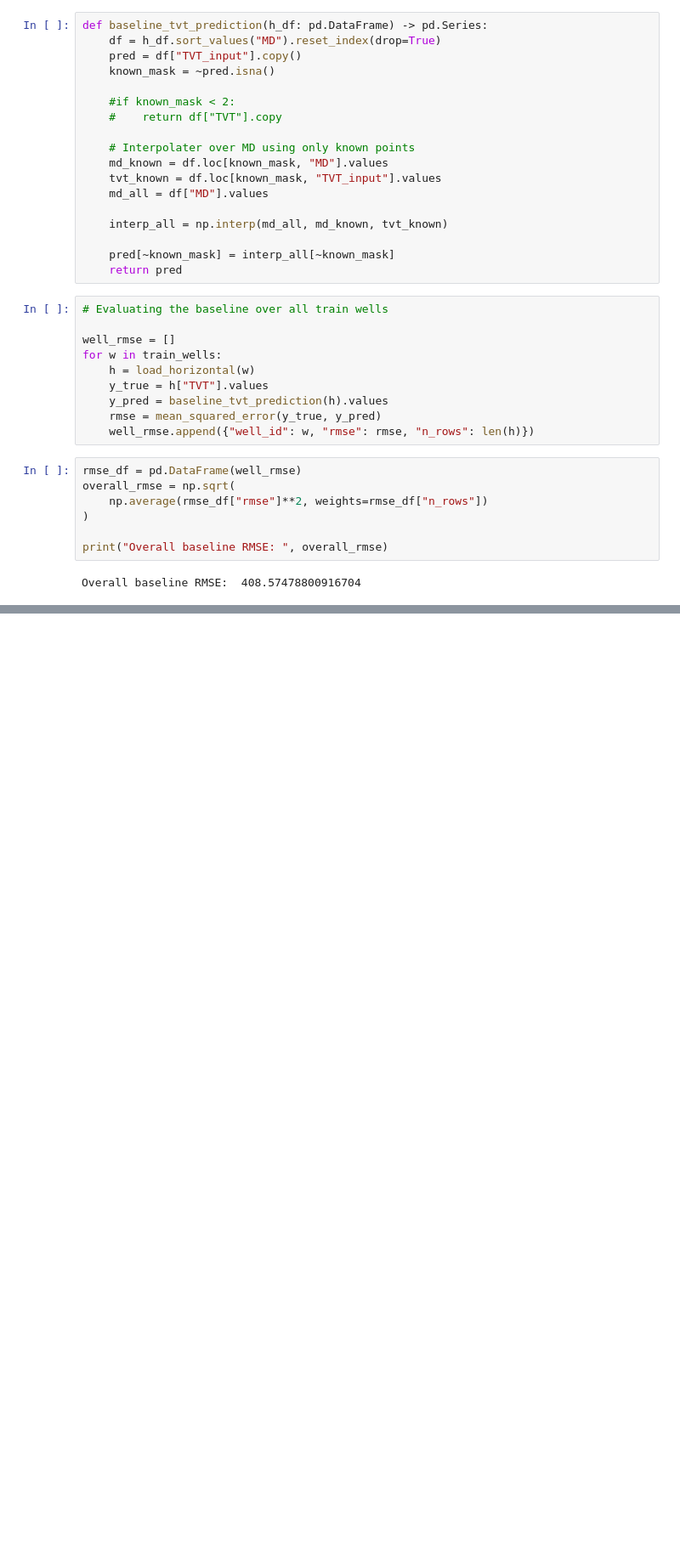
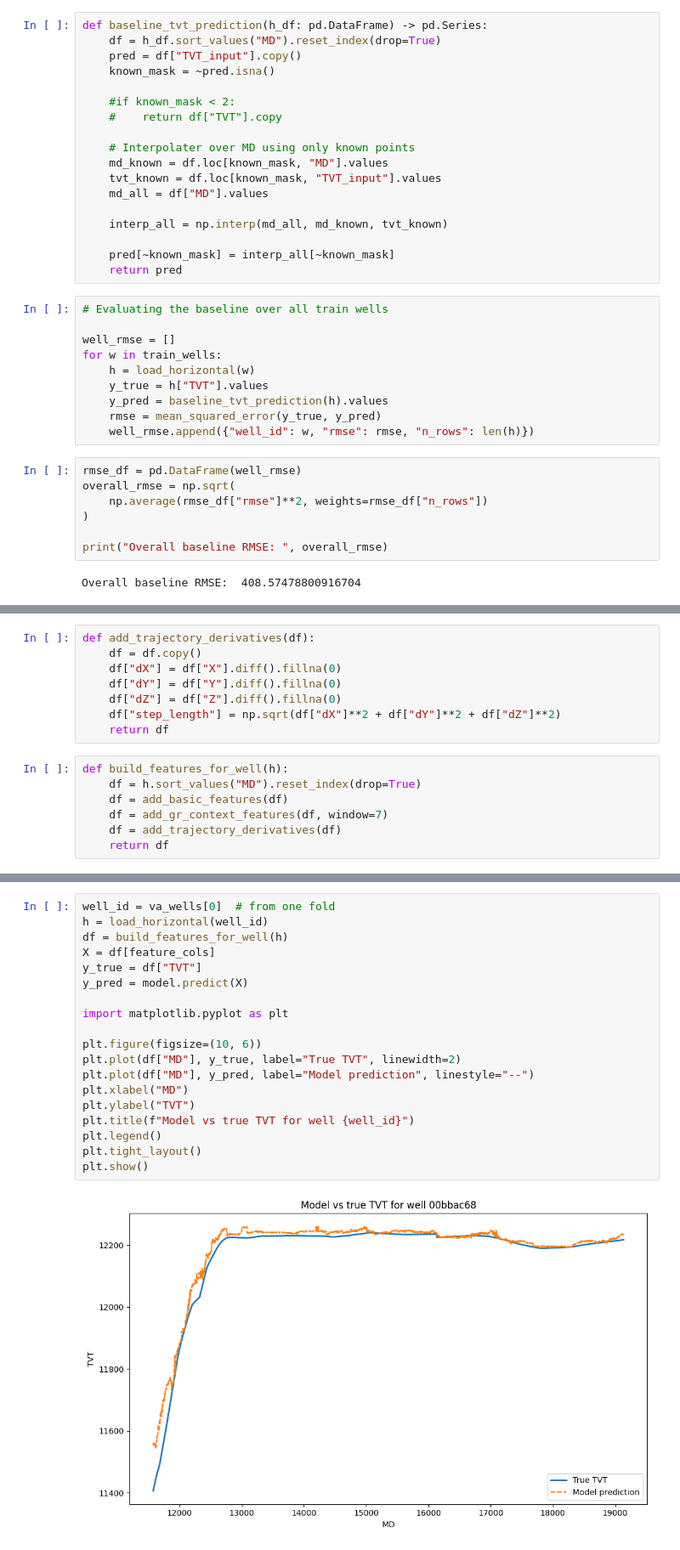
Before and after one commit to Parth515/ROGII_Wellbore_kaggle_competition, a Jupyter notebook: rogii-wellbore.ipynb, the cells around one changed output, grey strips where cells are left out. Shown at 85% size. Cells and saved outputs as stored; diff of their text form; blank space fills up the shorter version.

```diff
--- a/rogii-wellbore.ipynb
+++ b/rogii-wellbore.ipynb
@@ -174,0 +200,15 @@ plt.show()
+# %%
+def add_trajectory_derivatives(df):
+    df = df.copy()
+    df["dX"] = df["X"].diff().fillna(0)
+    df["dY"] = df["Y"].diff().fillna(0)
+    df["dZ"] = df["Z"].diff().fillna(0)
+    df["step_length"] = np.sqrt(df["dX"]**2 + df["dY"]**2 + df["dZ"]**2)
+    return df
+# %%
+def build_features_for_well(h):
+    df = h.sort_values("MD").reset_index(drop=True)
+    df = add_basic_features(df)
+    df = add_gr_context_features(df, window=7)
+    df = add_trajectory_derivatives(df)
+    return df
@@ -174,0 +292,21 @@ plt.show()
+# %%
+well_id = va_wells[0]  # from one fold
+h = load_horizontal(well_id)
+df = build_features_for_well(h)
+X = df[feature_cols]
+y_true = df["TVT"]
+y_pred = model.predict(X)
+
+import matplotlib.pyplot as plt
+
+plt.figure(figsize=(10, 6))
+plt.plot(df["MD"], y_true, label="True TVT", linewidth=2)
+plt.plot(df["MD"], y_pred, label="Model prediction", linestyle="--")
+plt.xlabel("MD")
+plt.ylabel("TVT")
+plt.title(f"Model vs true TVT for well {well_id}")
+plt.legend()
+plt.tight_layout()
+plt.show()
+# %% [output]
+[figure, added]
```
Also changed, not shown: parts of 5 cells of this notebook.
